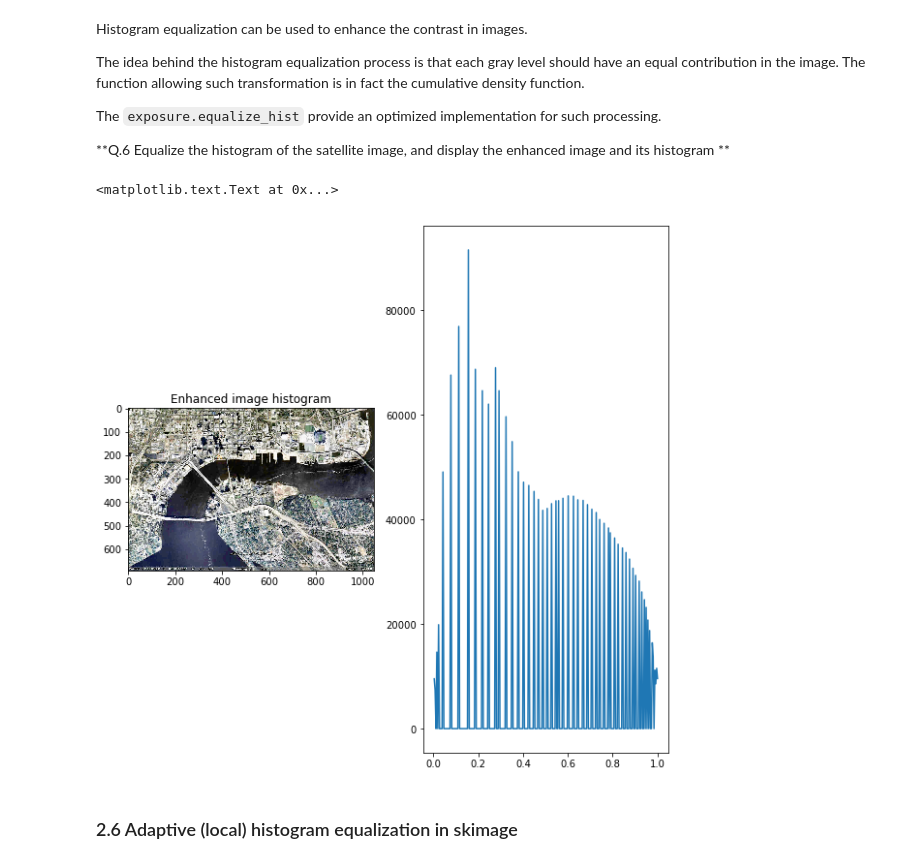
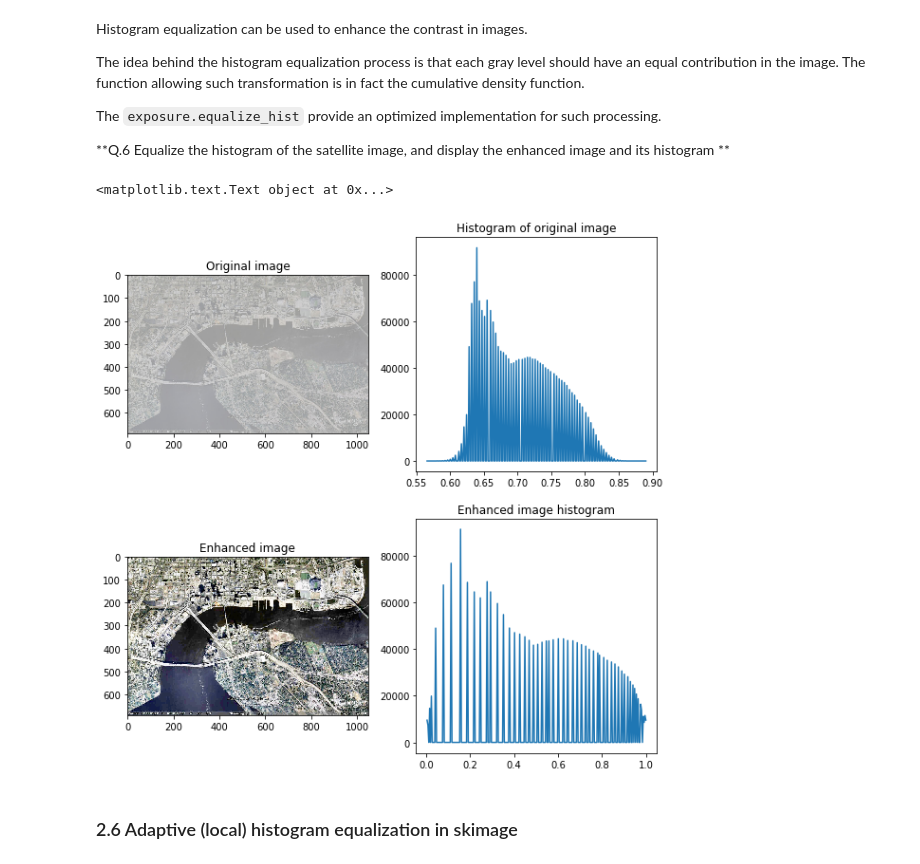
Before and after one commit to doiriel/B31XB-IIP-TP-1718, a Jupyter notebook: 2-image-enhancement/2-enhancement.ipynb, the cells around one changed output. Drawn from its saved outputs; the diff is of its cells as text; code cells hidden in the pictures.

```diff
--- a/2-image-enhancement/2-enhancement.ipynb
+++ b/2-image-enhancement/2-enhancement.ipynb
@@ -246,17 +255,25 @@ The `exposure.equalize_hist` provide an optimized implementation for such proces
 
 **Q.6 Equalize the histogram of the satellite image, and display the enhanced image and its histogram **
 # %%
+#create subplot
+fig, axes = plt.subplots(nrows=2, ncols=2, figsize=(10,10))
+ax0, ax1, ax2, ax3= axes.ravel()
+#original image
+ax0.imshow(sat_im)
+ax0.set_title('Original image')
+bins, bins_c = np.histogram(sat_im_float, 256)
+ax1.plot(bins_c[1:],bins)
+ax1.set_title('Histogram of original image')
+#enhanced image
 sat_im_equ= exposure.equalize_hist(sat_im_float)
-fig, axes = plt.subplots(nrows=1, ncols=2, figsize=(10,10))
-ax0, ax1 = axes.ravel()
-ax0.imshow(sat_im_equ)
-ax0.set_title('Enhanced image')
+ax2.imshow(sat_im_equ)
+ax2.set_title('Enhanced image')
 bins, bins_c = np.histogram(sat_im_equ, 256)
-ax1.plot(bins_c[1:],bins)
-ax0.set_title('Enhanced image histogram')
+ax3.plot(bins_c[1:],bins)
+ax3.set_title('Enhanced image histogram')
 # %% [output]
-<matplotlib.text.Text at 0x...>
+<matplotlib.text.Text object at 0x...>
-[figure, old version]
+[figure, new version]
 # %% [markdown]
 ### 2.6 Adaptive (local) histogram equalization in skimage
 # %% [markdown]
```
Also changed, not shown: parts of 6 cells of this notebook.
